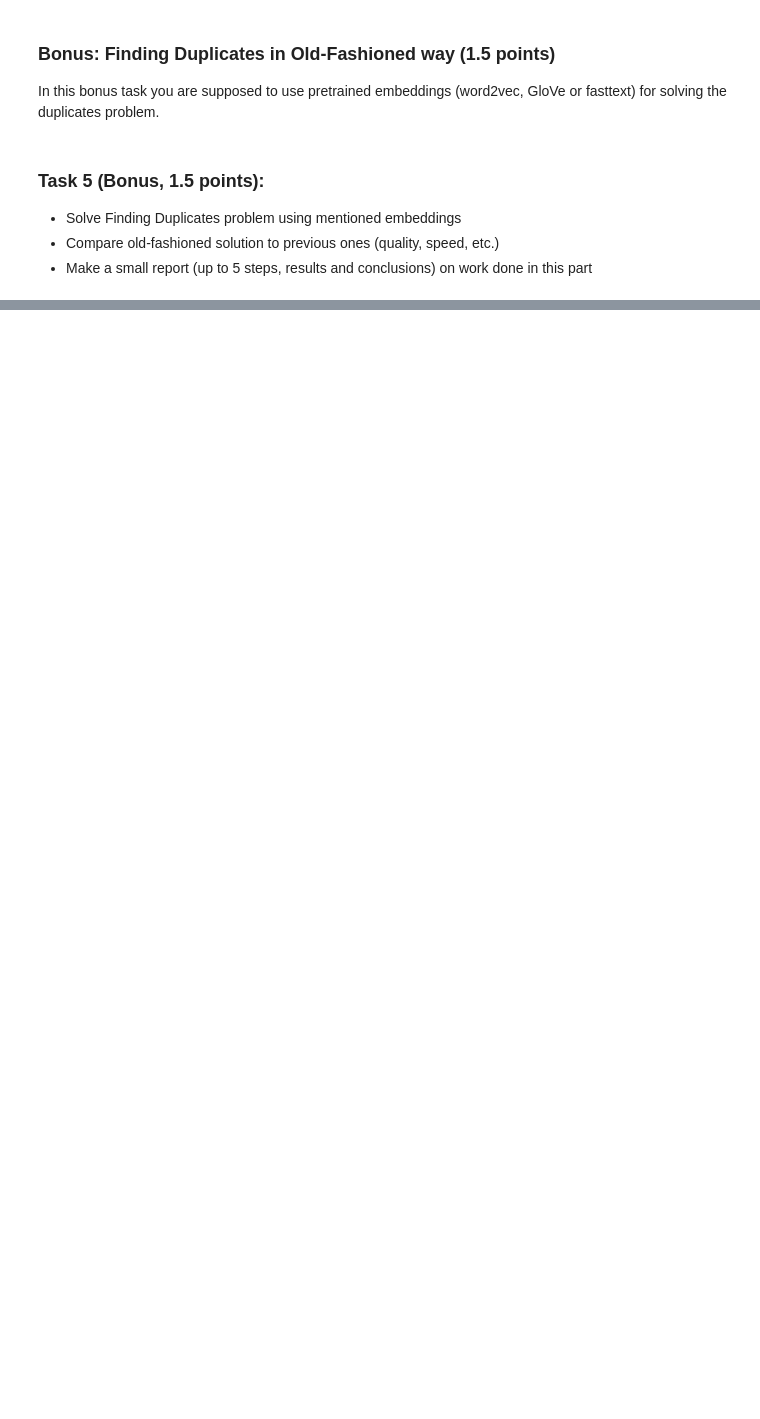
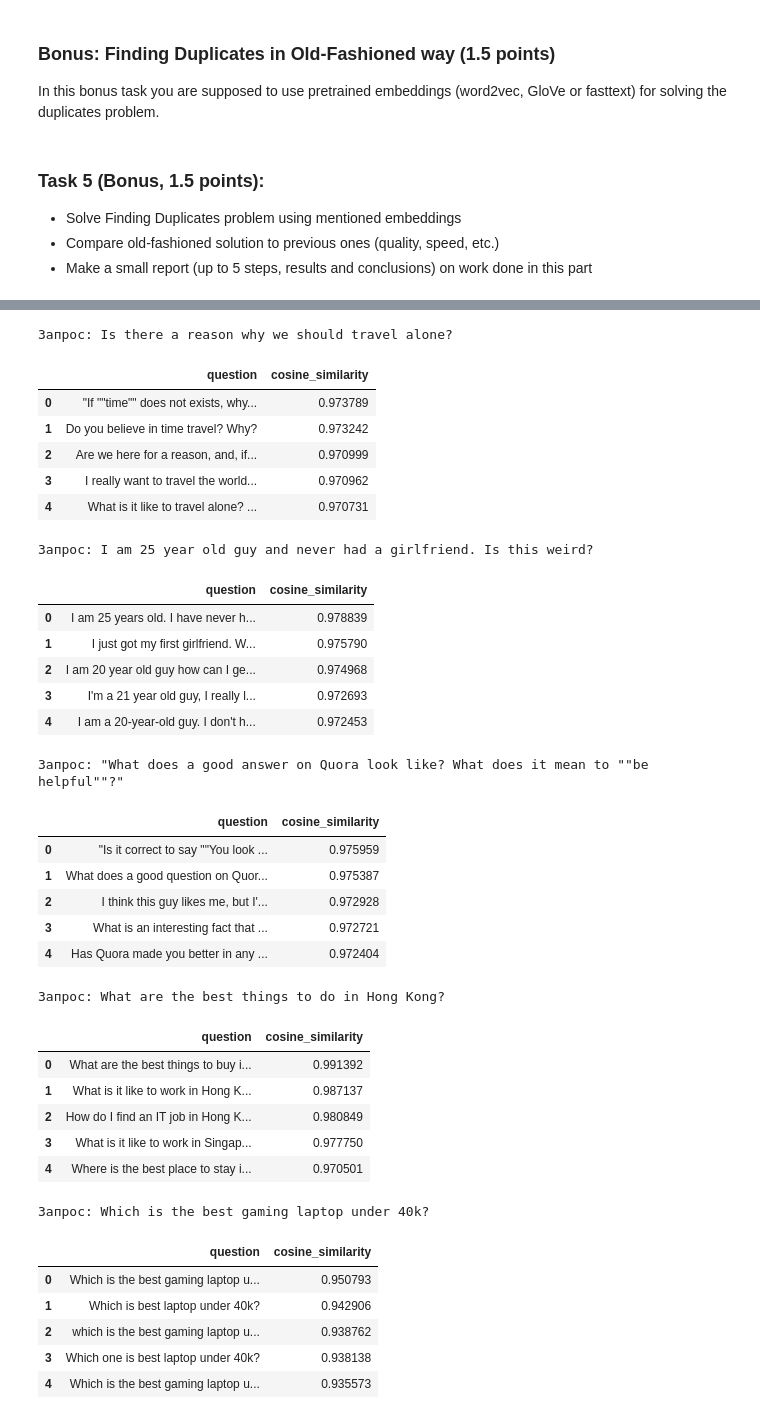
Before and after one commit to NastiaBur/secret_dl, a Jupyter notebook: week04_transfer/homework.ipynb, the cells around one changed output, grey strips where cells are left out. Drawn from its saved outputs; the diff is of its cells as text; code cells hidden in the pictures; blank space fills up the shorter version.

```diff
--- a/week04_transfer/homework.ipynb
+++ b/week04_transfer/homework.ipynb
@@ -580,0 +841,80 @@ In this bonus task you are supposed to use pretrained embeddings (word2vec, GloV
+# %%
+glove_results = []
+
+for row in examples:
+    print("\nЗапрос:", row["question1"])
+    result = find_duplicates_glove(row["question1"])
+    glove_results.append(result)
+    display(result)
+
+quality_rows = []
+
+for name, result in [
+    ("Полный поиск DeBERTa", slow_result),
+    ("TF-IDF → 200 → DeBERTa", fast_result),
+    ("GloVe + TF-IDF-веса", glove_result),
+]:
+    print("\nЗапрос:", query)
+    print(name)
+    display(result)
+
+    while True:
+        answer = input(
+            f"Введи {len(result)} меток 0/1 через пробел "
+            "в порядке строк таблицы: "
+        ).split()
+
+        if (
+            len(answer) == len(result)
+            and all(value in {"0", "1"} for value in answer)
+        ):
+            break
+
+        print("Проверь количество меток и используй только 0 или 1.")
+
+    labels = [int(value) for value in answer]
+
+    quality_rows.append({
+        "Метод": name,
+        "Precision@5": np.mean(labels),
+    })
+
+quality_comparison = pd.DataFrame(quality_rows)
+final_comparison = speed_comparison.merge(quality_comparison, on="Метод")
+display(final_comparison.round(3))
+# %% [output]
+Запрос: Is there a reason why we should travel alone?
+|  | question | cosine_similarity |
+| 0 | "If ""time"" does not exists, why... | 0.973789 |
+| 1 | Do you believe in time travel? Why? | 0.973242 |
+| 2 | Are we here for a reason, and, if... | 0.970999 |
+| 3 | I really want to travel the world... | 0.970962 |
+| 4 | What is it like to travel alone? ... | 0.970731 |
+Запрос: I am 25 year old guy and never had a girlfriend. Is this weird?
+|  | question | cosine_similarity |
+| 0 | I am 25 years old. I have never h... | 0.978839 |
+| 1 | I just got my first girlfriend. W... | 0.975790 |
+| 2 | I am 20 year old guy how can I ge... | 0.974968 |
+| 3 | I'm a 21 year old guy, I really l... | 0.972693 |
+| 4 | I am a 20-year-old guy. I don't h... | 0.972453 |
+Запрос: "What does a good answer on Quora look like? What does it mean to ""be helpful""?"
+|  | question | cosine_similarity |
+| 0 | "Is it correct to say ""You look ... | 0.975959 |
+| 1 | What does a good question on Quor... | 0.975387 |
+| 2 | I think this guy likes me, but I'... | 0.972928 |
+| 3 | What is an interesting fact that ... | 0.972721 |
+| 4 | Has Quora made you better in any ... | 0.972404 |
+Запрос: What are the best things to do in Hong Kong?
+|  | question | cosine_similarity |
+| 0 | What are the best things to buy i... | 0.991392 |
+| 1 | What is it like to work in Hong K... | 0.987137 |
+| 2 | How do I find an IT job in Hong K... | 0.980849 |
+| 3 | What is it like to work in Singap... | 0.977750 |
+| 4 | Where is the best place to stay i... | 0.970501 |
+Запрос: Which is the best gaming laptop under 40k?
+|  | question | cosine_similarity |
+| 0 | Which is the best gaming laptop u... | 0.950793 |
+| 1 | Which is best laptop under 40k? | 0.942906 |
+| 2 | which is the best gaming laptop u... | 0.938762 |
+| 3 | Which one is best laptop under 40k? | 0.938138 |
+| 4 | Which is the best gaming laptop u... | 0.935573 |
```
Also changed, not shown: parts of 11 cells of this notebook.
